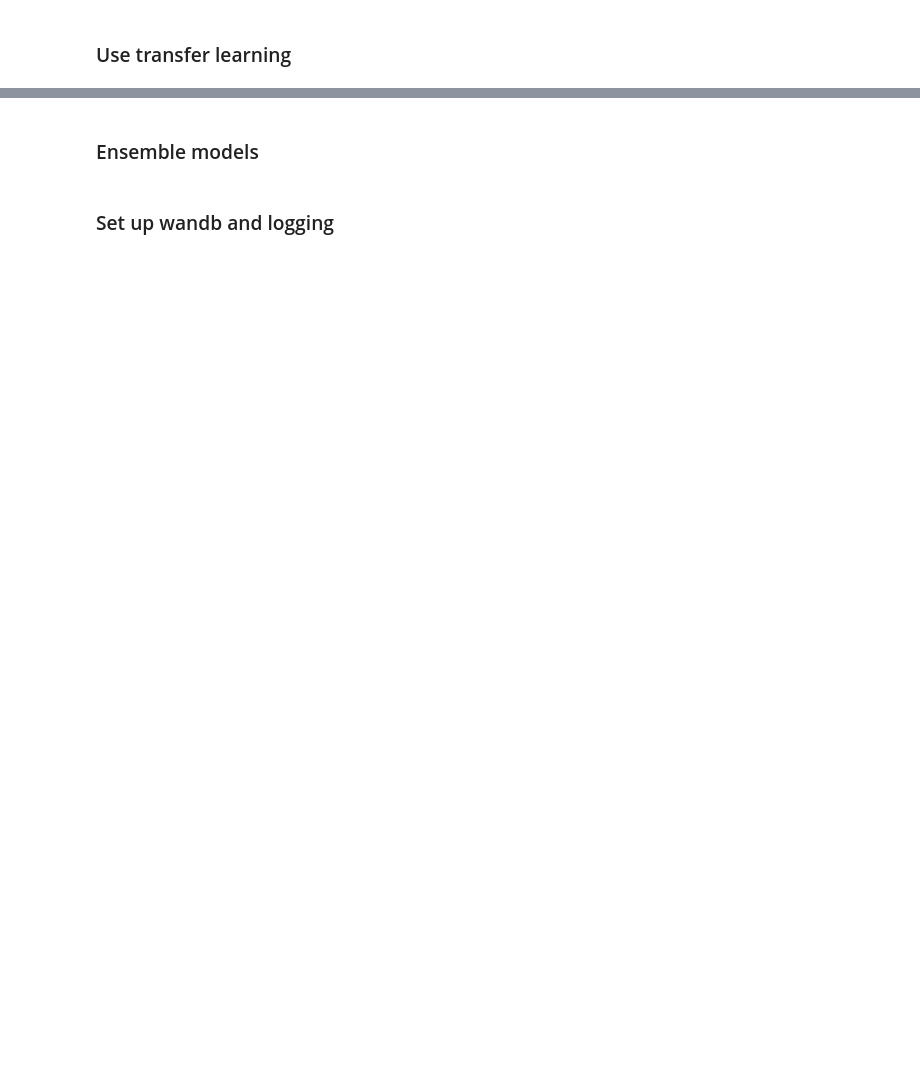
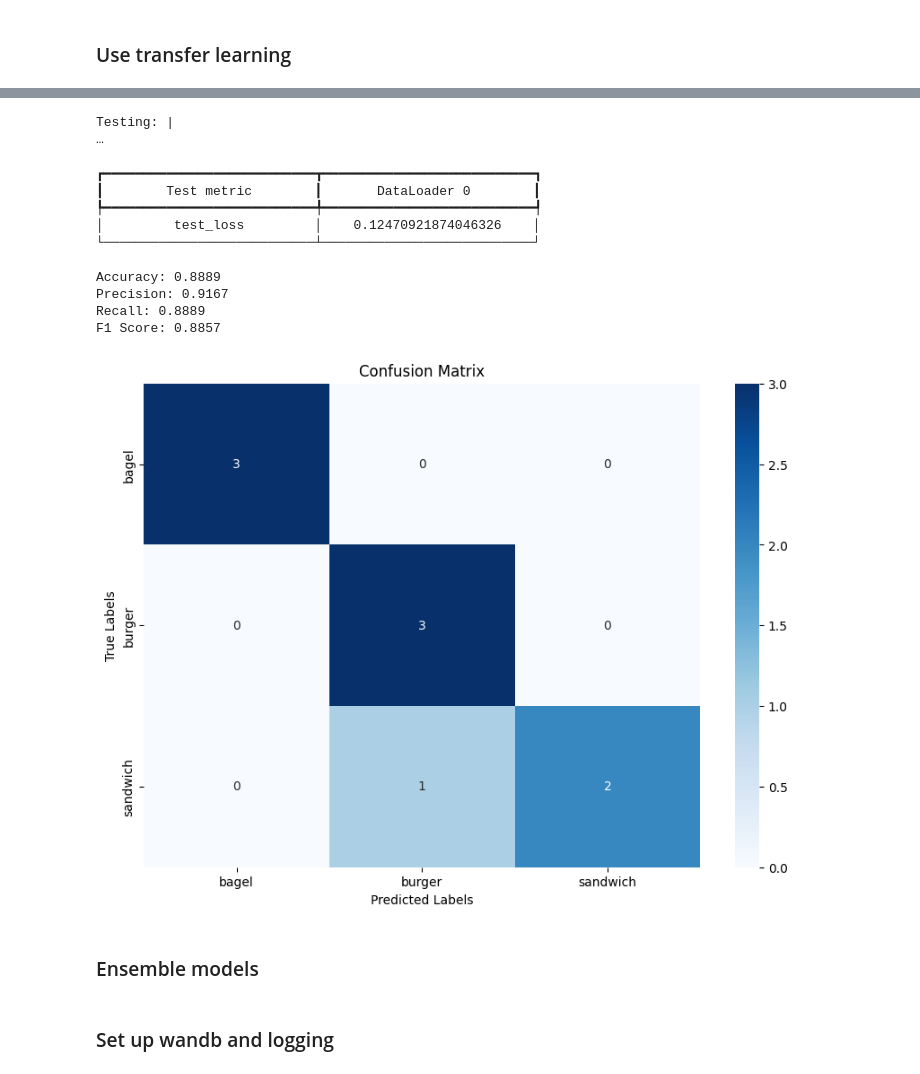
Before and after one commit to ironhamma/BMEVITMMA19_homework, a Jupyter notebook: homework.ipynb, the cells around one changed output, grey strips where cells are left out. Drawn from its saved outputs; the diff is of its cells as text; code cells hidden in the pictures; blank space fills up the shorter version.

```diff
--- a/homework.ipynb
+++ b/homework.ipynb
@@ -468,6 +589,8 @@ class TransferLearningModel(pl.LightningModule):
         self.learning_rate = learning_rate
         self.weight_decay = weight_decay
         self.criterion = nn.CrossEntropyLoss()
+
+        self.save_hyperparameters()
 
     def forward(self, x):
         return self.model(x)
@@ -502,3 +625,28 @@ class TransferLearningModel(pl.LightningModule):
         scheduler = torch.optim.lr_scheduler.StepLR(optimizer, step_size=10, gamma=0.5)
 
         return [optimizer], [scheduler]
+# %%
+checkpoint_callback = ModelCheckpoint(
+    monitor='val_loss',
+    dirpath='checks/',
+    filename='best_transfer_model',
+    save_top_k=1,
+    mode='min'
+)
+# %%
+best_transfer_model_path = '/app/checks/best_transfer_model.ckpt'
+
+trainer = pl.Trainer(max_epochs=max_epochs, callbacks=[checkpoint_callback])
+
+if TRAIN_MODELS_INSTEAD_OF_LOAD:
+    transfer_model = TransferLearningModel(num_classes=3)
+    trainer.fit(transfer_model, data_module)
+else:
+    if os.path.exists(best_transfer_model_path):
+        print("It does exist!")
+        transfer_model = TransferLearningModel.load_from_checkpoint(best_transfer_model_path)
+        transfer_model.eval()
+    else:
+        print("It does not exist!")
+        transfer_model = TransferLearningModel(num_classes=3)
+        trainer.fit(transfer_model, data_module)
@@ -505,7 +683,5 @@ class TransferLearningModel(pl.LightningModule):
 # %%
-transfer_model = TransferLearningModel(num_classes=3)
-trainer = pl.Trainer(max_epochs=max_epochs)
-trainer.fit(transfer_model, data_module)
 trainer.test(transfer_model, data_module)
 
 evaluate_model(transfer_model, data_module.test_dataloader(), class_names)
+# %% [output]
@@ -512,3 +689,14 @@ evaluate_model(transfer_model, data_module.test_dataloader(), class_names)
+Testing: |                                                                                                    …
+┏━━━━━━━━━━━━━━━━━━━━━━━━━━━┳━━━━━━━━━━━━━━━━━━━━━━━━━━━┓
+┃        Test metric        ┃       DataLoader 0        ┃
+┡━━━━━━━━━━━━━━━━━━━━━━━━━━━╇━━━━━━━━━━━━━━━━━━━━━━━━━━━┩
+│         test_loss         │    0.12470921874046326    │
+└───────────────────────────┴───────────────────────────┘
+Accuracy: 0.8889
+Precision: 0.9167
+Recall: 0.8889
+F1 Score: 0.8857
+[figure, added]
 # %% [markdown]
 ### Ensemble models
 # %%
```
Also changed, not shown: parts of 38 cells of this notebook, 3 other files.
